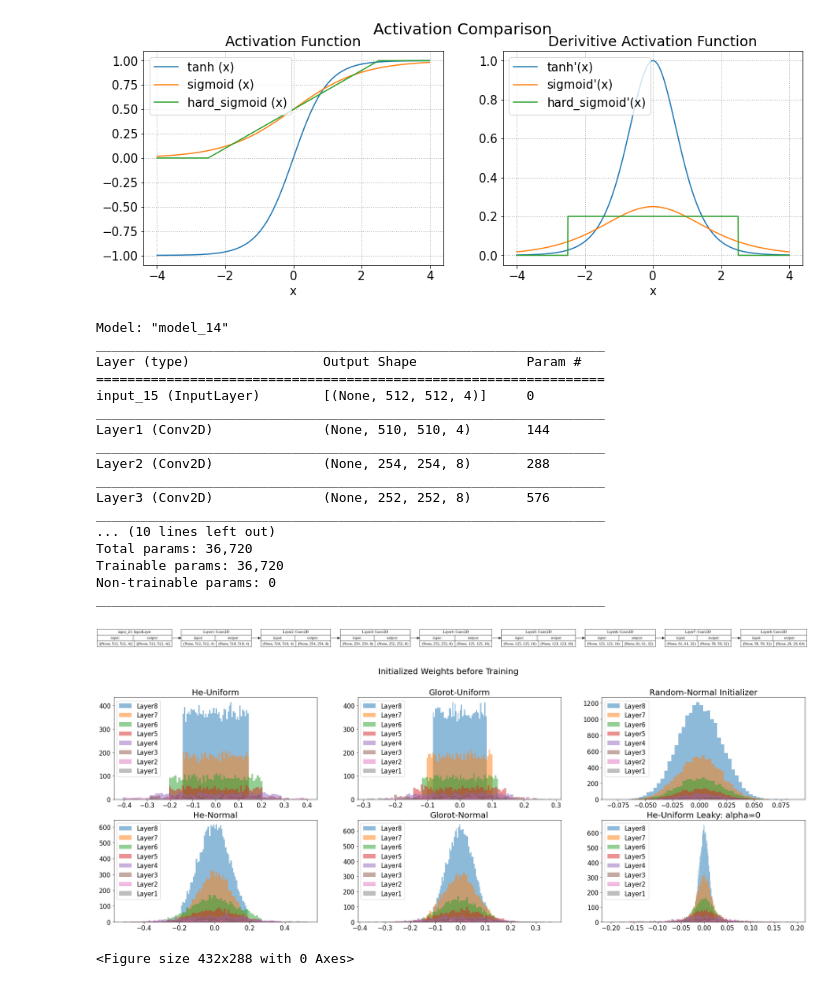
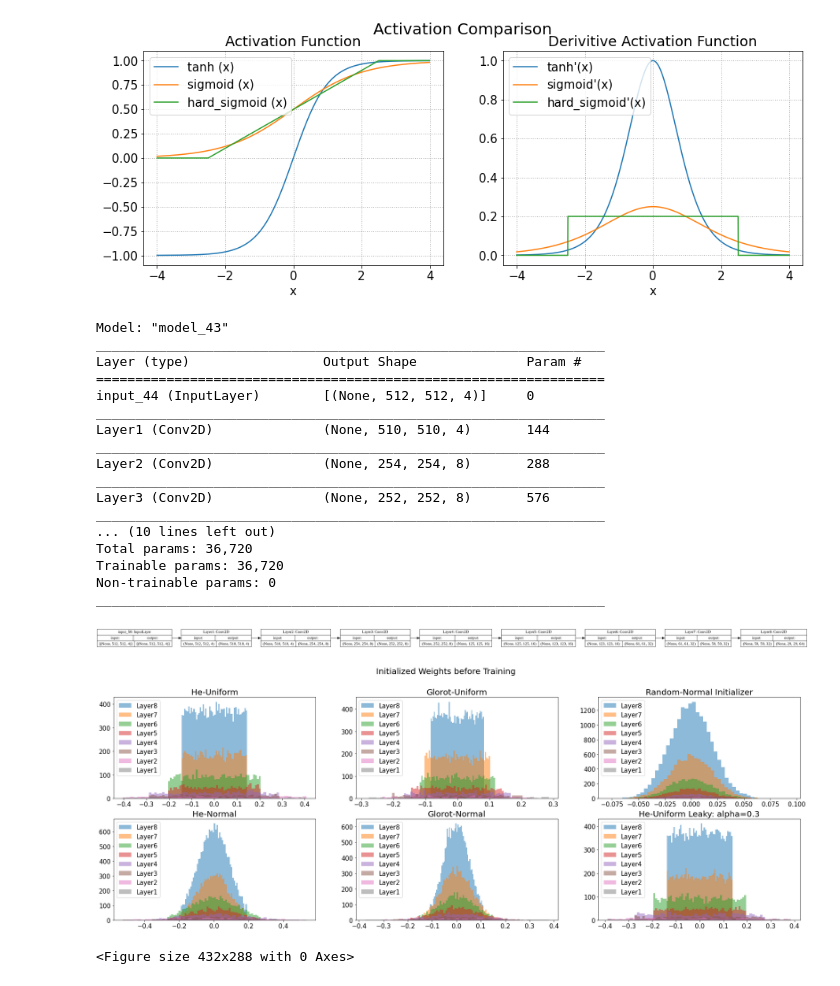
Before and after one commit to sascha-kirch/VoloGAN, a Jupyter notebook: VoloGAN_Drawings.ipynb, the cells around one changed output. Cells and saved outputs as stored; diff of their text form; code cells hidden in the pictures.

Commit message:
Fixed initializer for leaky_relu case

```diff
--- a/VoloGAN_Drawings.ipynb
+++ b/VoloGAN_Drawings.ipynb
@@ -84,30 +84,55 @@ import numpy as np
 import matplotlib.pyplot as plt
 import matplotlib.image as mpimg
 
+def _compute_fans(shape):
+  """Computes the number of input and output units for a weight shape.
+  Args:
+    shape: Integer shape tuple or TF tensor shape.
+  Returns:
+    A tuple of integer scalars (fan_in, fan_out).
+  """
+  if len(shape) < 1:  # Just to avoid errors for constants.
+    fan_in = fan_out = 1
+  elif len(shape) == 1:
+    fan_in = fan_out = shape[0]
+  elif len(shape) == 2:
+    fan_in = shape[0]
+    fan_out = shape[1]
+  else:
+    # Assuming convolution kernels (2D, 3D, or more).
+    # kernel shape: (..., input_depth, depth)
+    receptive_field_size = 1
+    for dim in shape[:-2]:
+      receptive_field_size *= dim
+    fan_in = shape[-2] * receptive_field_size
+    fan_out = shape[-1] * receptive_field_size
+  return int(fan_in), int(fan_out)
+
 class HeUniformLeakyRelu(tf.keras.initializers.Initializer):
-  def __init__(self,alpha = 0.3):
+  def __init__(self,alpha = 0.3, seed = None):
     self.alpha = alpha
+    self.seed = seed
 
   def __call__(self, shape, dtype=None, **kwargs):
-    n = np.prod(shape)
-    limit = np.sqrt(6/((1+self.alpha**2)*n))
-    return tf.random.uniform( shape,-limit,limit, dtype=dtype)
+    fan_in, _ = _compute_fans(shape)
+    limit = np.sqrt(6/((1+self.alpha**2)*fan_in))
+    return tf.random.uniform( shape,-limit,limit, dtype=dtype,seed = self.seed)
 
   def get_config(self):  # To support serialization
-    return {"alpha": self.alpha}
+    return {"alpha": self.alpha, "seed":self.seed}
 
 class HeNormalLeakyRelu(tf.keras.initializers.Initializer):
-  def __init__(self, alpha = 0.3):
-
+  def __init__(self, alpha = 0.3, seed = None):
     self.alpha = alpha
+    self.seed = seed
 
   def __call__(self, shape, dtype=None, **kwargs):
-    n = np.prod(shape)
-    std = np.sqrt(2)/np.sqrt((1+self.alpha**2)*n)
-    return tf.random.truncated_normal(shape, mean=0, stddev=std, dtype=dtype)
+    fan_in, _ = _compute_fans(shape)
+    std = np.sqrt(2)/np.sqrt((1+self.alpha**2)*fan_in)
+    return tf.random.truncated_normal(shape, mean=0, stddev=std, dtype=dtype,seed = self.seed)
 
   def get_config(self):  # To support serialization
-    return {"alpha": self.alpha}
+    return {"alpha": self.alpha, "seed":self.seed}
 
 plt.rcParams.update({'font.size': 15})
 def testmodel(initializer):
@@ -148,14 +173,14 @@ model = testmodel(tf.keras.initializers.HeUniform())
 model.summary()
 tf.keras.utils.plot_model(model, show_shapes=True, expand_nested=False, show_dtype=True)
 
-alpha = 0
+alpha = 0.3
 initializer = {
     "He-Uniform Initializer":tf.keras.initializers.HeUniform(),
     "Glorot-Uniform Initializer":tf.keras.initializers.GlorotUniform(),
     "Random-Normal Initializer":tf.keras.initializers.RandomNormal(mean=0.0, stddev=0.02),
     "He-Normal Initializer":tf.keras.initializers.HeNormal(),
     "Glorot-Normal Initializer":tf.keras.initializers.GlorotNormal(),
-    "He-Uniform Leaky": HeNormalLeakyRelu(alpha)
+    "He-Uniform Leaky": HeUniformLeakyRelu(alpha)
 
 }
 models = [
@@ -177,36 +202,36 @@ title = [
          "He-Uniform Leaky: alpha={}".format(alpha)]
 
 fig = plt.figure(figsize=[30,10])
 fig.suptitle("Initialized Weights before Training", fontsize=20)
 
 for m, model in enumerate(models):
   ax = fig.add_subplot(2, 3, m+1)
   ax.set_title(title[m], fontsize=20)
   for i, layer in enumerate(reversed(model.layers)): #reversed for pretier colors!
     if "Layer" in layer.name:
       ax.hist(np.ravel(layer.get_weights()),50,label="{}".format(layer.name), alpha=0.5)
   ax.legend(loc="upper left",ncol=1)
 tf.keras.utils.plot_model(model, show_shapes=True, expand_nested=False, show_dtype=False, rankdir='LR')
 # %% [output]
-Model: "model_14"
+Model: "model_43"
 _________________________________________________________________
 Layer (type)                 Output Shape              Param #
 =================================================================
-input_15 (InputLayer)        [(None, 512, 512, 4)]     0
+input_44 (InputLayer)        [(None, 512, 512, 4)]     0
 _________________________________________________________________
 Layer1 (Conv2D)              (None, 510, 510, 4)       144
 _________________________________________________________________
 Layer2 (Conv2D)              (None, 254, 254, 8)       288
 _________________________________________________________________
 Layer3 (Conv2D)              (None, 252, 252, 8)       576
 _________________________________________________________________
 ... (10 lines left out)
 Total params: 36,720
 Trainable params: 36,720
 Non-trainable params: 0
 _________________________________________________________________
 [figure]
-[figure, old version]
+[figure, new version]
 # %%
 import numpy as np
 import matplotlib.pyplot as plt
```
